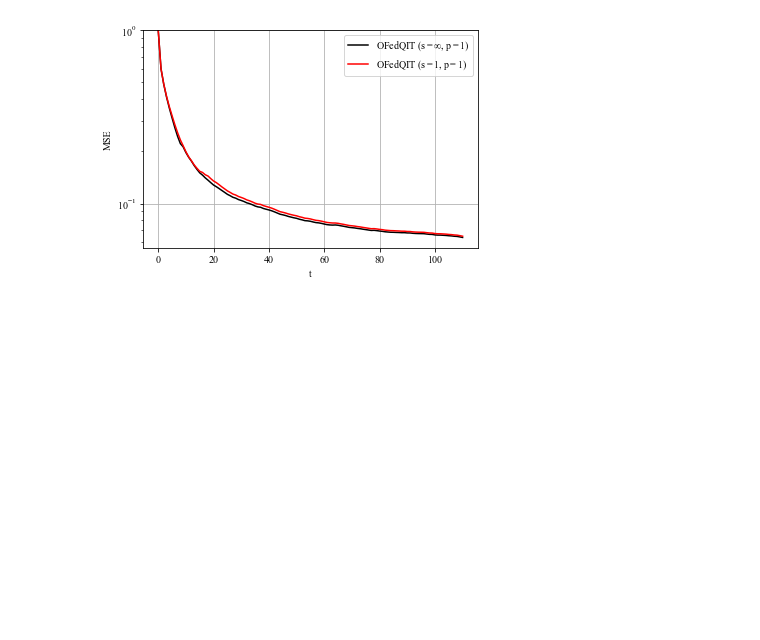
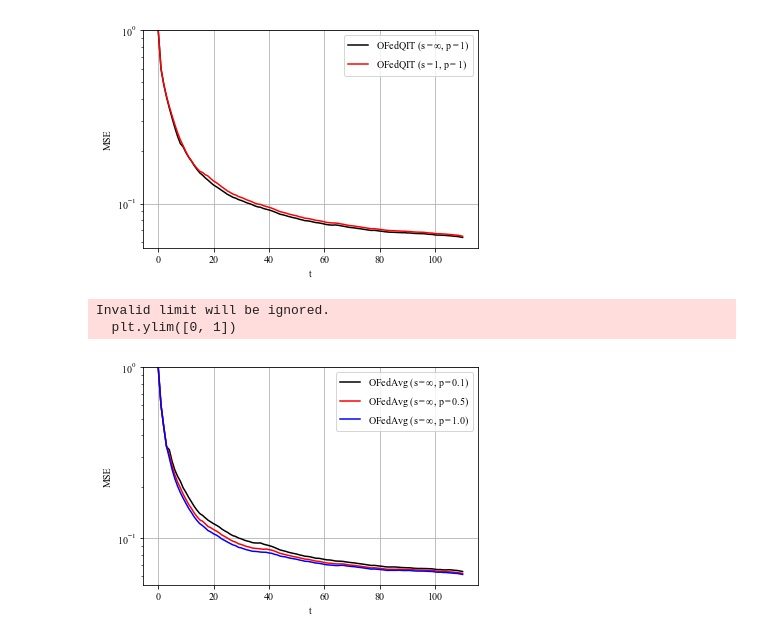
Before and after one commit to IISL-HYU/OFedQIT, a Jupyter notebook: plot.ipynb, the cells around one changed output. Cells and saved outputs as stored; diff of their text form; code cells hidden in the pictures; blank space fills up the shorter version.

```diff
--- a/plot.ipynb
+++ b/plot.ipynb
@@ -35,5 +35,52 @@ plt.show()
 Invalid limit will be ignored.
   plt.ylim([0, 1])
 [figure]
-# %%
-plt.style.use('default')
+# %%
+import pickle
+import matplotlib.pyplot as plt
+
+with open("./Regression_mse_dohyeok/OFedAvg_Cdt_p0.1.pkl","rb") as f:
+    loss_list1 = pickle.load(f)
+
+with open("./Regression_mse_dohyeok/OFedQIT_Wav_L10_s1_p0.1.pkl","rb") as f:
+    loss_list2 = pickle.load(f)
+
+with open("./Regression_mse_dohyeok/OFedAvg_Cdt_p0.5.pkl","rb") as f:
+    loss_list3 = pickle.load(f)
+
+with open("./Regression_mse_dohyeok/OFedAvg_Cdt_p1.0.pkl","rb") as f:
+    loss_list4 = pickle.load(f)
+
+
+t1 = list(range(len(loss_list1)))
+t2 = list(range(len(loss_list2)))
+t3 = list(range(len(loss_list3)))
+t4 = list(range(len(loss_list4)))
+y1 = loss_list1
+y2 = loss_list2
+y3 = loss_list3
+y4 = loss_list4
+# plotting the points
+plt.semilogy(t1, y1, 'black', label=r'OFedAvg ($\mathdefault{s=\infty}$, $\mathdefault{p=0.1}$)')
+# plt.semilogy(t2, y2, 'red', label=r'OFedQIT ($\mathdefault{L=10}$, $\mathdefault{s=1}$, $\mathdefault{p=0.1}$)')
+plt.semilogy(t3, y3, 'red', label=r'OFedAvg ($\mathdefault{s=\infty}$, $\mathdefault{p=0.5}$)')
+plt.semilogy(t4, y4, 'blue', label=r'OFedAvg ($\mathdefault{s=\infty}$, $\mathdefault{p=1.0}$)')
+
+plt.ylim([0, 1])
+plt.legend(ncol = 1)
+
+# naming the x axis
+plt.xlabel('t')
+# naming the y axis
+plt.ylabel('MSE')
+plt.rcParams["font.family"] = "Times New Roman"
+# giving a title to my graph
+
+# function to show the plot
+plt.grid()
+plt.savefig('./Figures/Regression_Wav_p0.1.png', dpi=200, facecolor="white")
+plt.show()
+# %% [output]
+Invalid limit will be ignored.
+  plt.ylim([0, 1])
+[figure, added]
```
Also changed, not shown: 4 other files.
